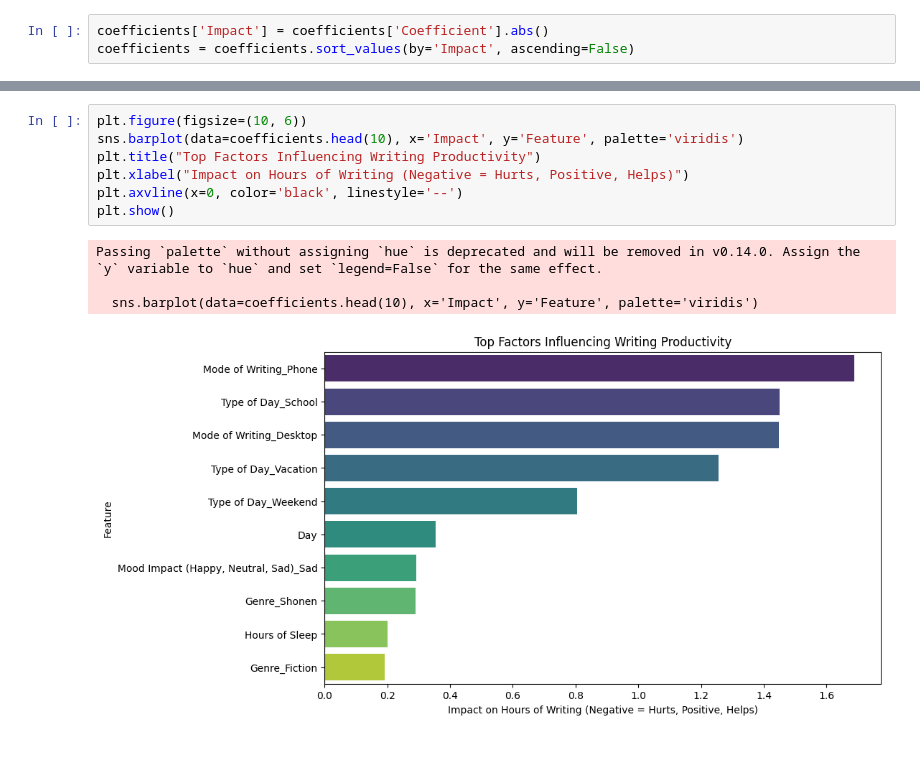
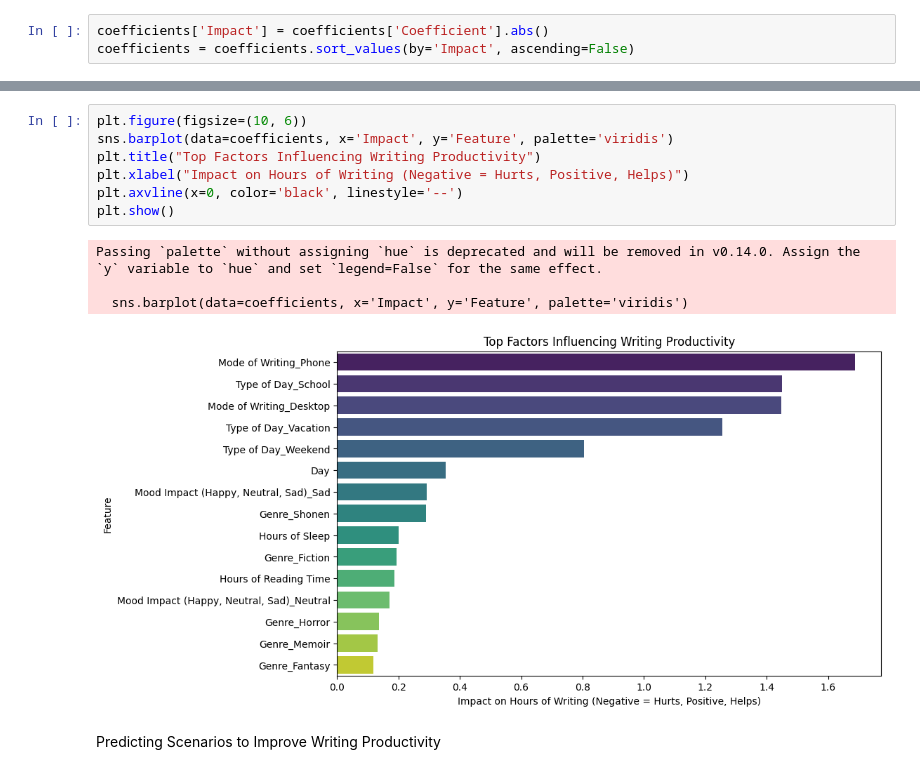
Before and after one commit to moridin04/Data-Science-Project, a Jupyter notebook: Data_Science_Project.ipynb, the cells around one changed output, grey strips where cells are left out. Cells and saved outputs as stored; diff of their text form.

```diff
--- a/Data_Science_Project.ipynb
+++ b/Data_Science_Project.ipynb
@@ -566,13 +566,15 @@ Factor Importance (Model Coefficients)
 3                               Genre_Fantasy  0.117828
 # %%
 plt.figure(figsize=(10, 6))
-sns.barplot(data=coefficients.head(10), x='Impact', y='Feature', palette='viridis')
+sns.barplot(data=coefficients, x='Impact', y='Feature', palette='viridis')
 plt.title("Top Factors Influencing Writing Productivity")
 plt.xlabel("Impact on Hours of Writing (Negative = Hurts, Positive, Helps)")
 plt.axvline(x=0, color='black', linestyle='--')
 plt.show()
 # %% [output]
 Passing `palette` without assigning `hue` is deprecated and will be removed in v0.14.0. Assign the `y` variable to `hue` and set `legend=False` for the same effect.
 
-  sns.barplot(data=coefficients.head(10), x='Impact', y='Feature', palette='viridis')
+  sns.barplot(data=coefficients, x='Impact', y='Feature', palette='viridis')
-[figure, old version]
+[figure, new version]
+# %% [markdown]
+Predicting Scenarios to Improve Writing Productivity
```
Also changed, not shown: parts of 16 cells of this notebook.
